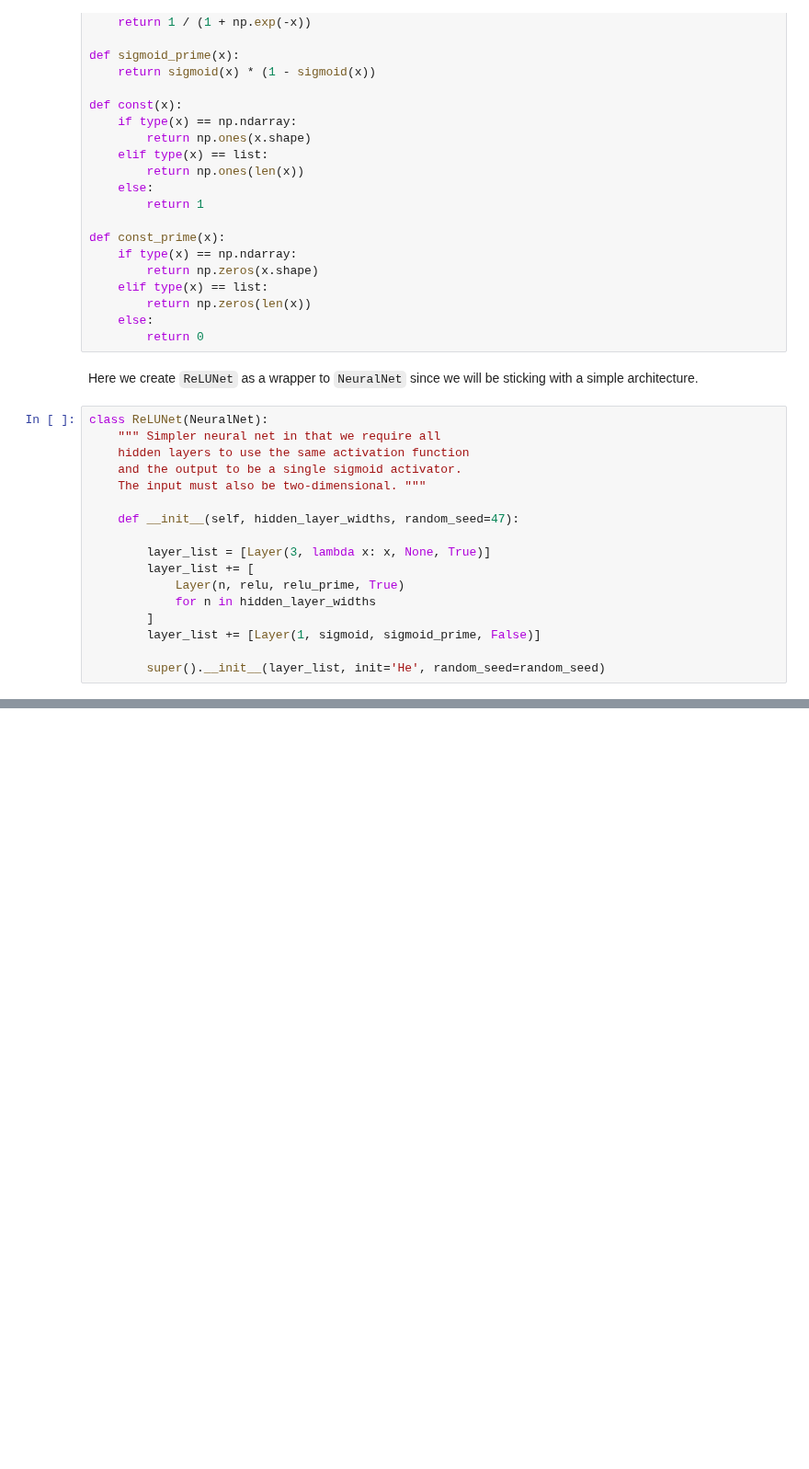
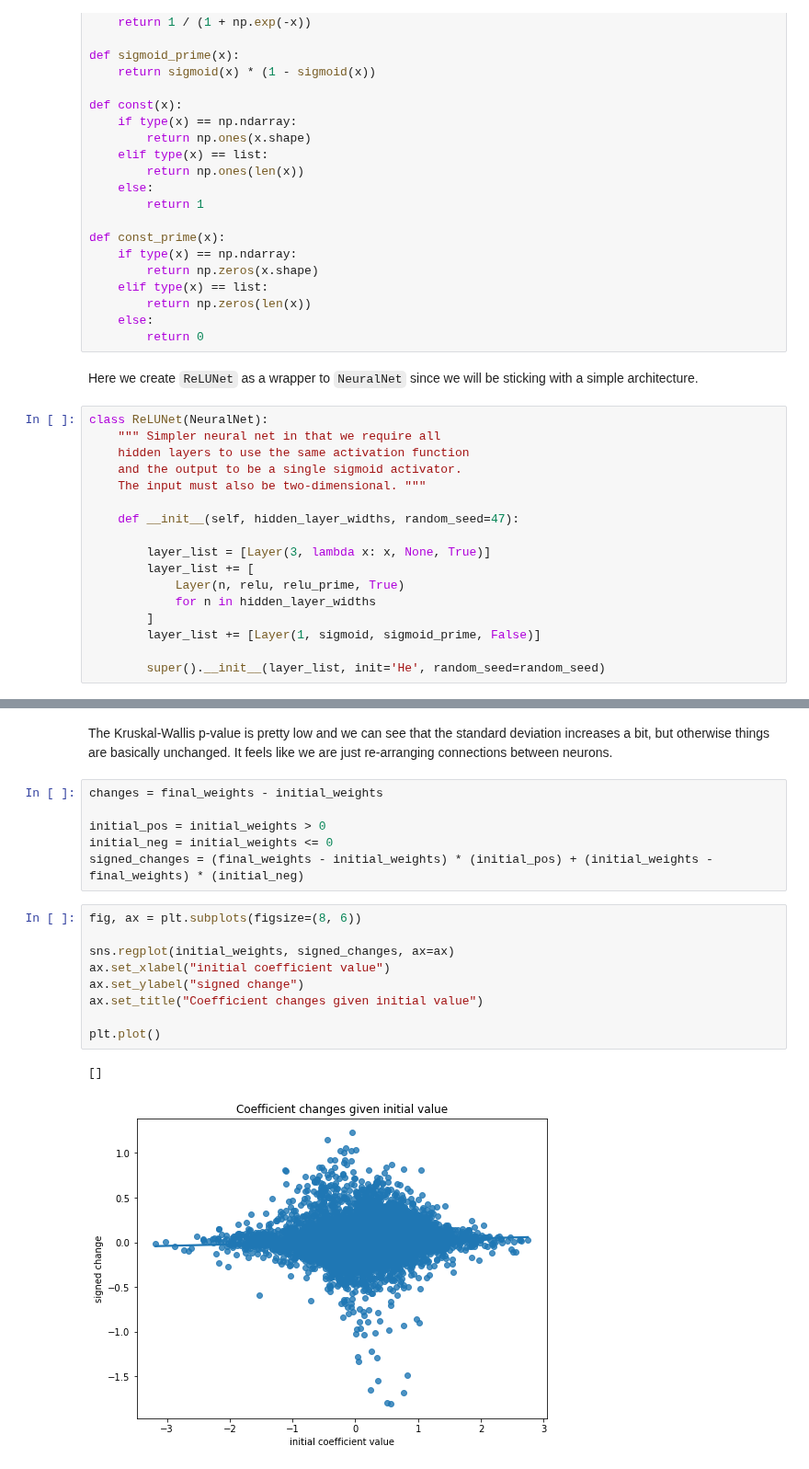
Before and after one commit to kevinnowland/kevinnowland.github.io, a Jupyter notebook: code/_notebooks/howtrainingworks.ipynb, the cells around one changed output, grey strips where cells are left out. Shown at 92% size. Cells and saved outputs as stored; diff of their text form; blank space fills up the shorter version.

```diff
--- a/code/_notebooks/howtrainingworks.ipynb
+++ b/code/_notebooks/howtrainingworks.ipynb
@@ -556,0 +638,22 @@ WARNING:root:NeuralNet.fit(): converged during epoch 867.
+# %% [markdown]
+The Kruskal-Wallis p-value is pretty low and we can see that the standard deviation
+increases a bit, but otherwise things are basically unchanged. It feels like we
+are just re-arranging connections between neurons.
+# %%
+changes = final_weights - initial_weights
+
+initial_pos = initial_weights > 0
+initial_neg = initial_weights <= 0
+signed_changes = (final_weights - initial_weights) * (initial_pos) + (initial_weights - final_weights) * (initial_neg)
+# %%
+fig, ax = plt.subplots(figsize=(8, 6))
+
+sns.regplot(initial_weights, signed_changes, ax=ax)
+ax.set_xlabel("initial coefficient value")
+ax.set_ylabel("signed change")
+ax.set_title("Coefficient changes given initial value")
+
+plt.plot()
+# %% [output]
+[]
+[figure, added]
```
Also changed, not shown: parts of 11 cells of this notebook.
